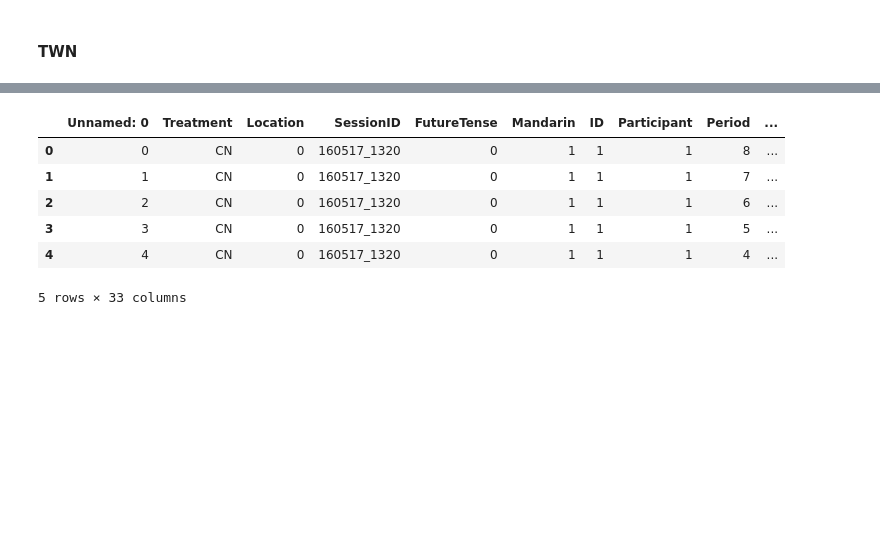
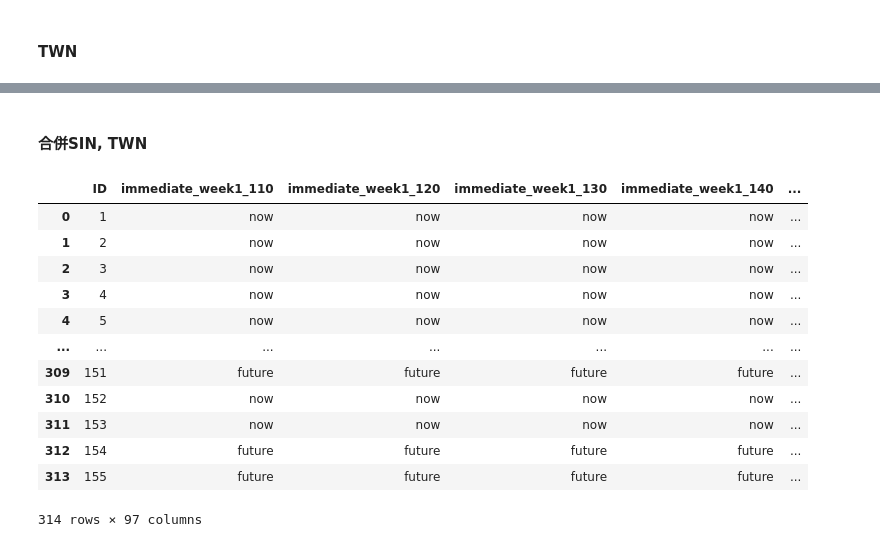
Before and after one commit to ouyang-yang/RA_Josie, a Jupyter notebook: data_process.ipynb, the cells around one changed output, grey strips where cells are left out. Drawn from its saved outputs; the diff is of its cells as text; code cells hidden in the pictures; blank space fills up the shorter version.

Commit message:
+ rational的判斷 + location + 合併SIN, TWN

```diff
--- a/data_process.ipynb
+++ b/data_process.ipynb
@@ -138,7 +164,7 @@ for index, row in df_TWN.iterrows():
     if b == 0 and a in [1, 2, 4, 8]:
         # Immediate timeframe
         for y in y_values:
-            col_name = f"immediate_week{c}_{y}"
+            col_name = f"immediate_week{a}_{y}"
             # Check the value of 'd' against the tens digit of 'y'
             if d <= ((y-100) // 10) :
                 value = "future"
@@ -151,7 +177,7 @@ for index, row in df_TWN.iterrows():
     elif b == 4 and a in [1, 2, 4, 8]:
         # Delayed timeframe
         for y in y_values:
-            col_name = f"delayed_week{c}_{y}"
+            col_name = f"delayed_week{a}_{y}"
             # Check the value of 'd' against the tens digit of 'y'
             if d <= ((y-100) // 10) :
                 value = "future"
@@ -169,7 +195,6 @@ transformed_TWN.rename(columns={'index': 'ID'}, inplace=True)
 ordered_columns = ['ID']  # Start with 'ID' column
 # Add immediate and delayed columns in the specified order
 for timeframe in ["immediate", "delayed"]:
-    x_values = immediate_x_values if timeframe == "immediate" else delayed_x_values
     for x in x_values:
         for y in y_values:
             ordered_columns.append(f"{timeframe}_week{x}_{y}")
@@ -196,0 +249,2 @@ transformed_TWN = transformed_TWN.drop_duplicates()
+# %%
+transformed_TWN['location'] = "TWN"
@@ -216,13 +296,39 @@ memory usage: 98.1+ KB
 None
 # %%
 transformed_TWN.to_excel("LSH_TWN.xlsx", index=False)
-# %%
-df_TWN.head()
-# %% [output]
-|  | Unnamed: 0 | Treatment | Location | SessionID | FutureTense | Mandarin | ID | Participant | Period | ... |
-| 0 | 0 | CN | 0 | 160517_1320 | 0 | 1 | 1 | 1 | 8 | ... |
-| 1 | 1 | CN | 0 | 160517_1320 | 0 | 1 | 1 | 1 | 7 | ... |
-| 2 | 2 | CN | 0 | 160517_1320 | 0 | 1 | 1 | 1 | 6 | ... |
-| 3 | 3 | CN | 0 | 160517_1320 | 0 | 1 | 1 | 1 | 5 | ... |
-| 4 | 4 | CN | 0 | 160517_1320 | 0 | 1 | 1 | 1 | 4 | ... |
-5 rows × 33 columns
+# %% [markdown]
+#### 合併SIN, TWN
+# %%
+combined_df = pd.concat([transformed_SIN, transformed_TWN], ignore_index=True, join='outer')
+
+# Extract columns starting with "rational_immediate_" and "rational_delayed_"
+immediate_columns = [col for col in combined_df.columns if col.startswith("rational_immediate_")]
+delayed_columns = [col for col in combined_df.columns if col.startswith("rational_delayed_")]
+cross_columns = [col for col in combined_df.columns if col.startswith("rational_cross_")]
+# Ensure "location" is at the end
+other_columns = [col for col in combined_df.columns if col not in immediate_columns + delayed_columns + cross_columns + ["location"]]
+end_columns = ["location"]
+
+# Define the new column order
+new_column_order = other_columns + immediate_columns + delayed_columns + cross_columns + end_columns
+# Reorder combined_df based on new_column_order
+combined_df = combined_df[new_column_order]
+
+file_path = "TimePreference_FutureTense_歐陽萱.csv"
+combined_df.to_csv(file_path, index=False)
+# %%
+combined_df
+# %% [output]
+|  | ID | immediate_week1_110 | immediate_week1_120 | immediate_week1_130 | immediate_week1_140 | ... |
+| 0 | 1 | now | now | now | now | ... |
+| 1 | 2 | now | now | now | now | ... |
+| 2 | 3 | now | now | now | now | ... |
+| 3 | 4 | now | now | now | now | ... |
+| 4 | 5 | now | now | now | now | ... |
+| ... | ... | ... | ... | ... | ... | ... |
+| 309 | 151 | future | future | future | future | ... |
+| 310 | 152 | now | now | now | now | ... |
+| 311 | 153 | now | now | now | now | ... |
+| 312 | 154 | future | future | future | future | ... |
+| 313 | 155 | future | future | future | future | ... |
+314 rows × 97 columns
```
Also changed, not shown: parts of 10 cells of this notebook.
